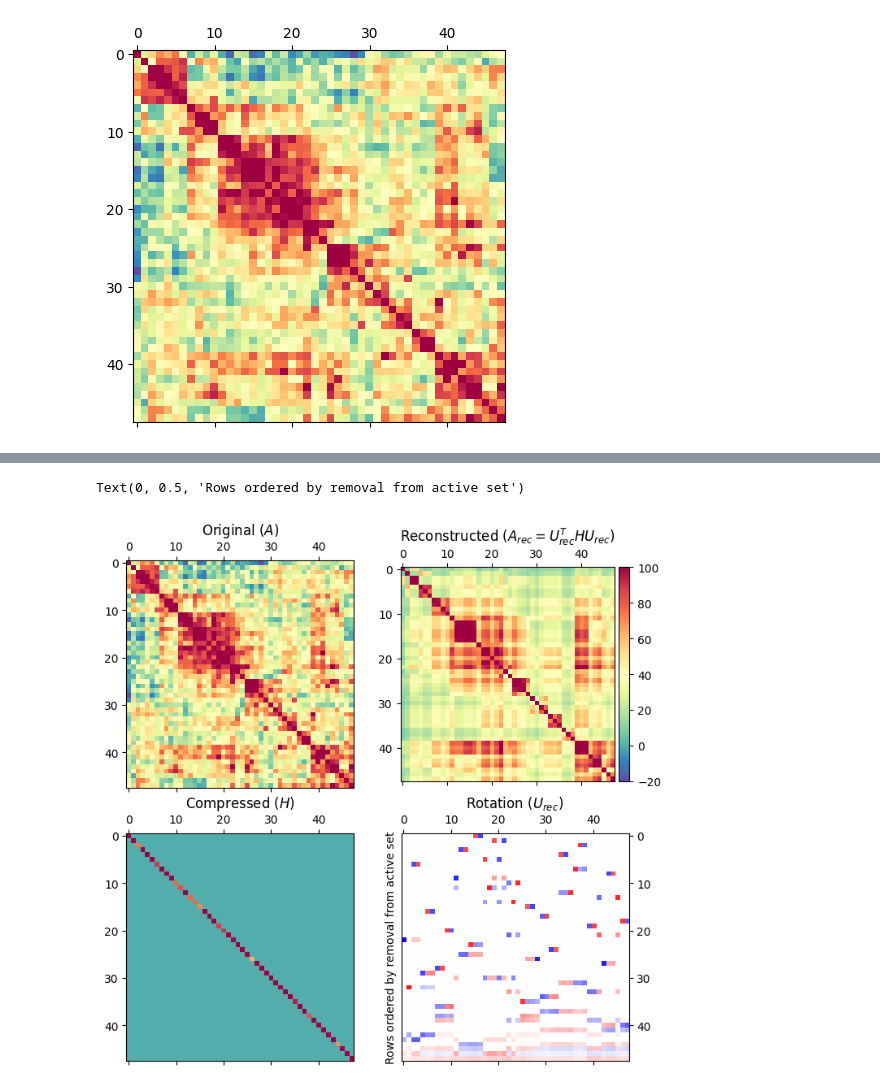
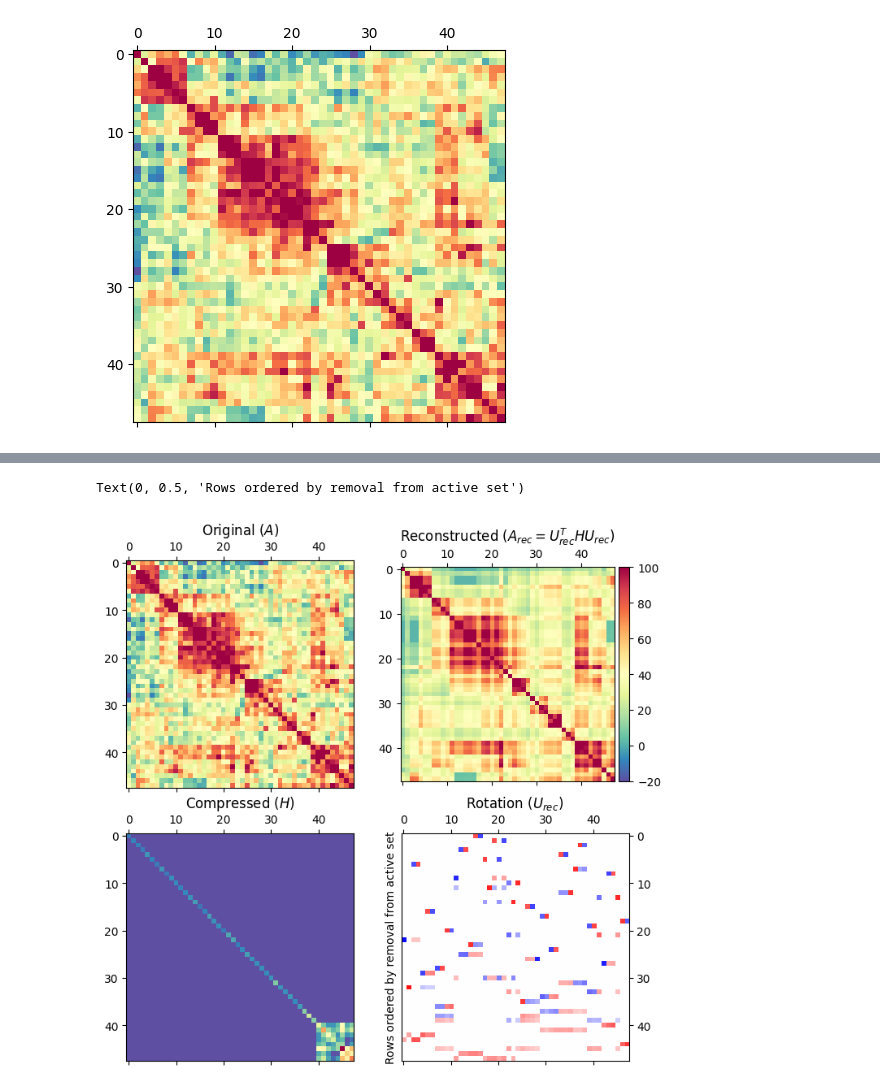
Before and after one commit to stootoon/kondor-mmf, a Jupyter notebook: mmf.ipynb, the cells around one changed output, grey strips where cells are left out. Cells and saved outputs as stored; diff of their text form; code cells hidden in the pictures.

```diff
--- a/mmf.ipynb
+++ b/mmf.ipynb
@@ -48,22 +48,23 @@ Level 45: best_El=25271.12 best_inds=[12, 46]
 Level 46: best_El=83.94 best_inds=[12, 28]
 Level 47: best_El=0.00 best_inds=[17, 12]
 # %%
-Arec, Urec, H = mmf.rec(Al, U, Sl, 47)
+Arec, Urec, H = mmf.rec(Al, U, Sl, 40)
 assert allclose( Urec.T @ H @ Urec, Arec)
 figure(figsize=(8,8))
 subplot(221); matshow(CC,         cmap=cm.Spectral_r, vmin=-20,vmax=100, fignum=False); title("Original ($A$)")
-subplot(223); matshow(H,          cmap=cm.Spectral_r, vmin=-20,vmax=100, fignum=False); title("Compressed ($H$)")
+leaf_order = removed + kept
+subplot(223); matshow(H[leaf_order][:, leaf_order],          cmap=cm.Spectral_r, fignum=False); title("Compressed ($H$)")
 subplot(222); im3 = matshow(Arec, cmap=cm.Spectral_r, vmin=-20,vmax=100, fignum=False); title("Reconstructed ($A_{rec} = U_{rec}^T H U_{rec}$)")
 divider = make_axes_locatable(gca())
 cax = divider.append_axes("right", size="5%", pad=0.05)
 colorbar(im3, cax=cax)
-leaf_order = removed + kept
+
 subplot(224);
 matshow(Urec[leaf_order], cmap=cm.bwr, vmin=-1, vmax=1, fignum=False);
 title("Rotation ($U_{rec}$)");
 # Put the ylabel on the right side of the plot
 gca().yaxis.tick_right()
 ylabel("Rows ordered by removal from active set")
 # %% [output]
 Text(0, 0.5, 'Rows ordered by removal from active set')
-[figure, old version]
+[figure, new version]
```
